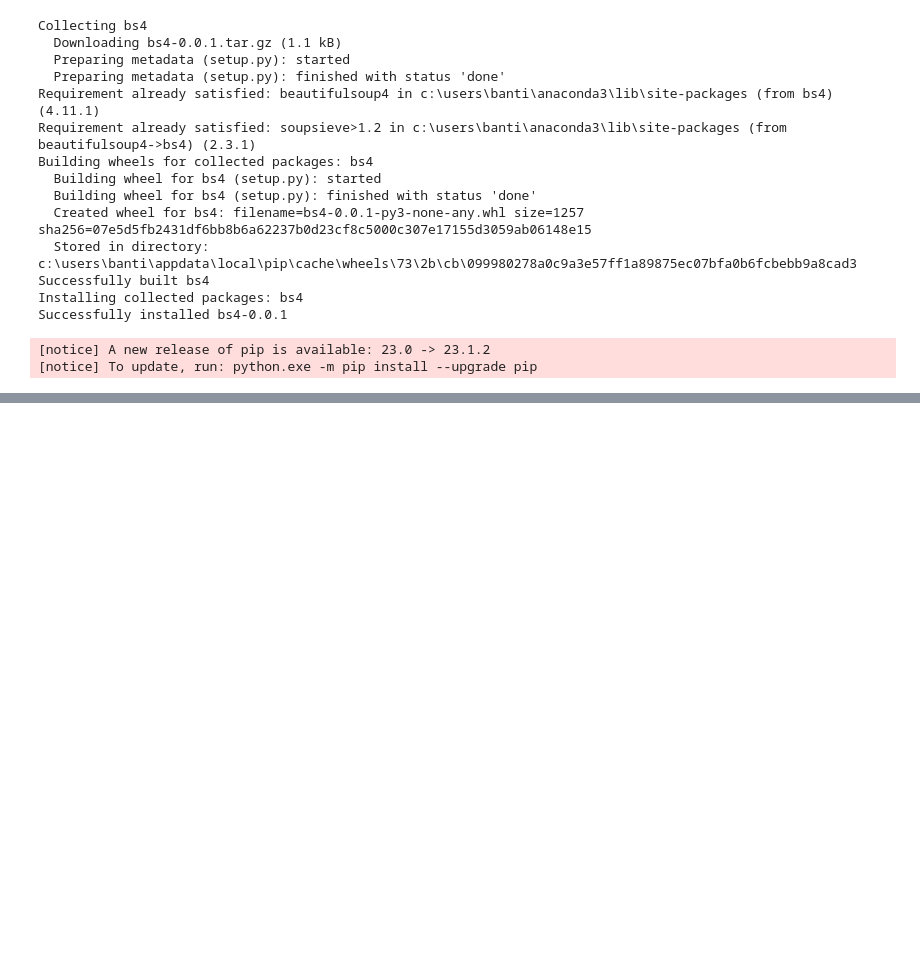
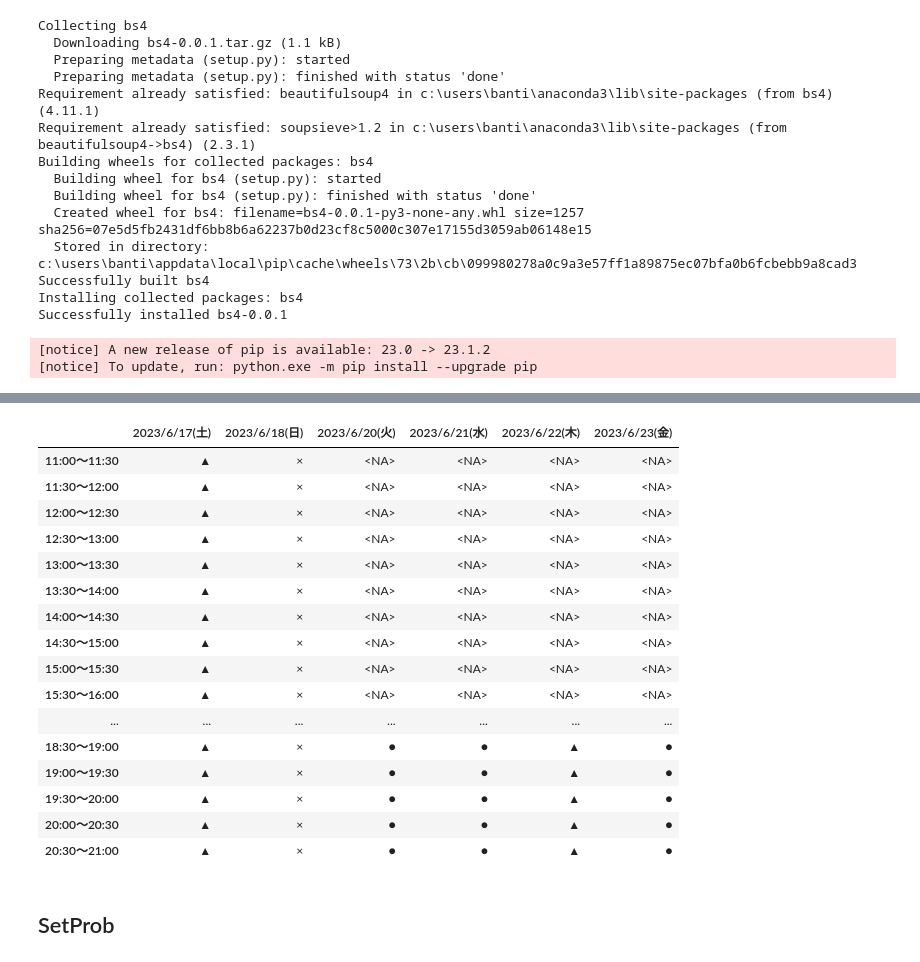
Before and after one commit to Panda17TK/tsukusho-app, a Jupyter notebook: notebook/tonton_ideas.ipynb, the cells around one changed output, grey strips where cells are left out. Saved outputs shown, nothing was run; the diff lists cells and outputs as text; code cells hidden in the pictures; blank space fills up the shorter version.

```diff
--- a/notebook/tonton_ideas.ipynb
+++ b/notebook/tonton_ideas.ipynb
@@ -449,3 +457,5 @@ class SetData:
         return data_user_frame
 # %%
 url = "https://tonton.amaneku.com/sp/list.php?id=20230612011710_zmxBic"
+# %%
+setdata_instance = SetData(url)
@@ -452,2 +464,4 @@ url = "https://tonton.amaneku.com/sp/list.php?id=20230612011710_zmxBic"
 # %%
-setdata_instance = setdata.SetData(input_value)
+data_user_frame = {}
+for name in list(setdata_instance.data_user_frame.keys()):
+    data_user_frame[name]=setdata_instance.data_user_frame[name].replace("", pd.NA).dropna(how='all', axis=0)
@@ -453,0 +516,22 @@ setdata_instance = setdata.SetData(input_value)
+# %%
+data_user_frame["あしざわななみ"]
+# %% [output]
+|  | 2023/6/17(土) | 2023/6/18(日) | 2023/6/20(火) | 2023/6/21(水) | 2023/6/22(木) | 2023/6/23(金) |
+| 11:00～11:30 | ▲ | × | <NA> | <NA> | <NA> | <NA> |
+| 11:30～12:00 | ▲ | × | <NA> | <NA> | <NA> | <NA> |
+| 12:00～12:30 | ▲ | × | <NA> | <NA> | <NA> | <NA> |
+| 12:30～13:00 | ▲ | × | <NA> | <NA> | <NA> | <NA> |
+| 13:00～13:30 | ▲ | × | <NA> | <NA> | <NA> | <NA> |
+| 13:30～14:00 | ▲ | × | <NA> | <NA> | <NA> | <NA> |
+| 14:00～14:30 | ▲ | × | <NA> | <NA> | <NA> | <NA> |
+| 14:30～15:00 | ▲ | × | <NA> | <NA> | <NA> | <NA> |
+| 15:00～15:30 | ▲ | × | <NA> | <NA> | <NA> | <NA> |
+| 15:30～16:00 | ▲ | × | <NA> | <NA> | <NA> | <NA> |
+| ... | ... | ... | ... | ... | ... | ... |
+| 18:30～19:00 | ▲ | × | ● | ● | ▲ | ● |
+| 19:00～19:30 | ▲ | × | ● | ● | ▲ | ● |
+| 19:30～20:00 | ▲ | × | ● | ● | ▲ | ● |
+| 20:00～20:30 | ▲ | × | ● | ● | ▲ | ● |
+| 20:30～21:00 | ▲ | × | ● | ● | ▲ | ● |
+# %% [markdown]
+## SetProb
```
Also changed, not shown: parts of 13 cells of this notebook, 3 other files.
